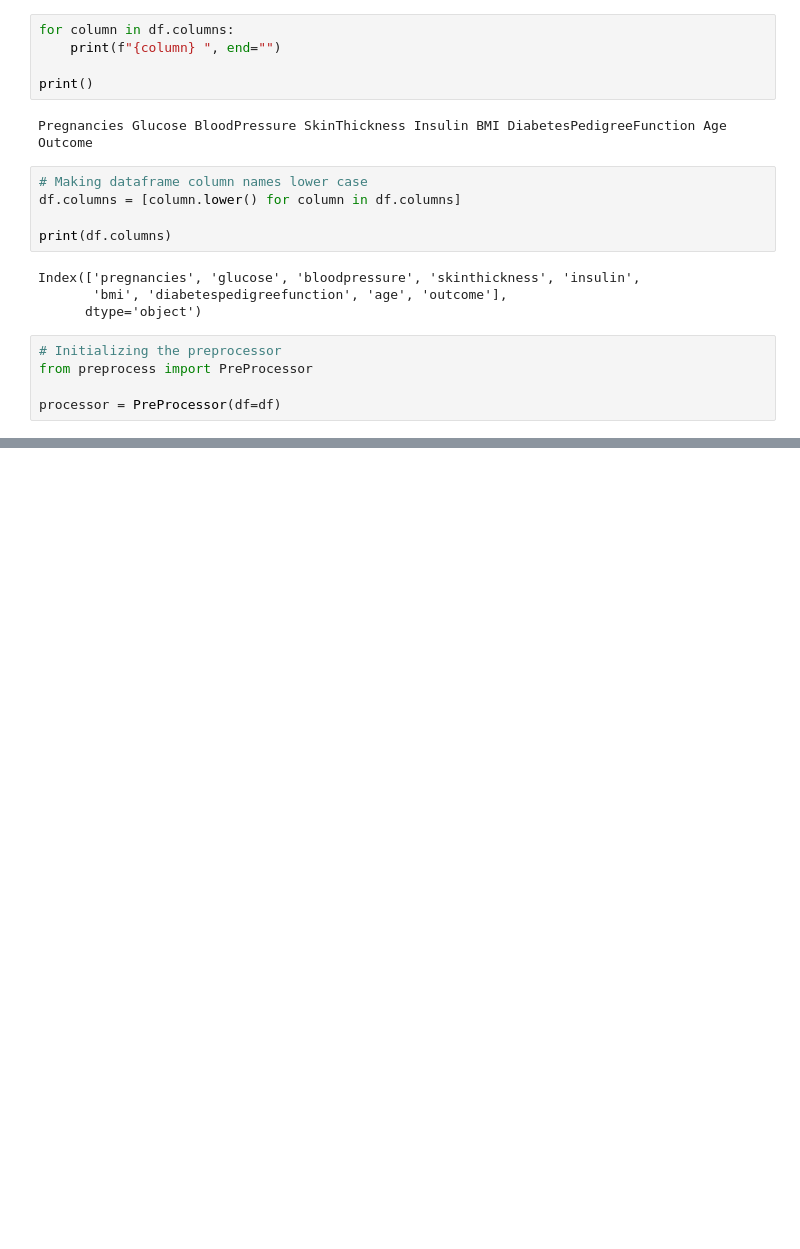
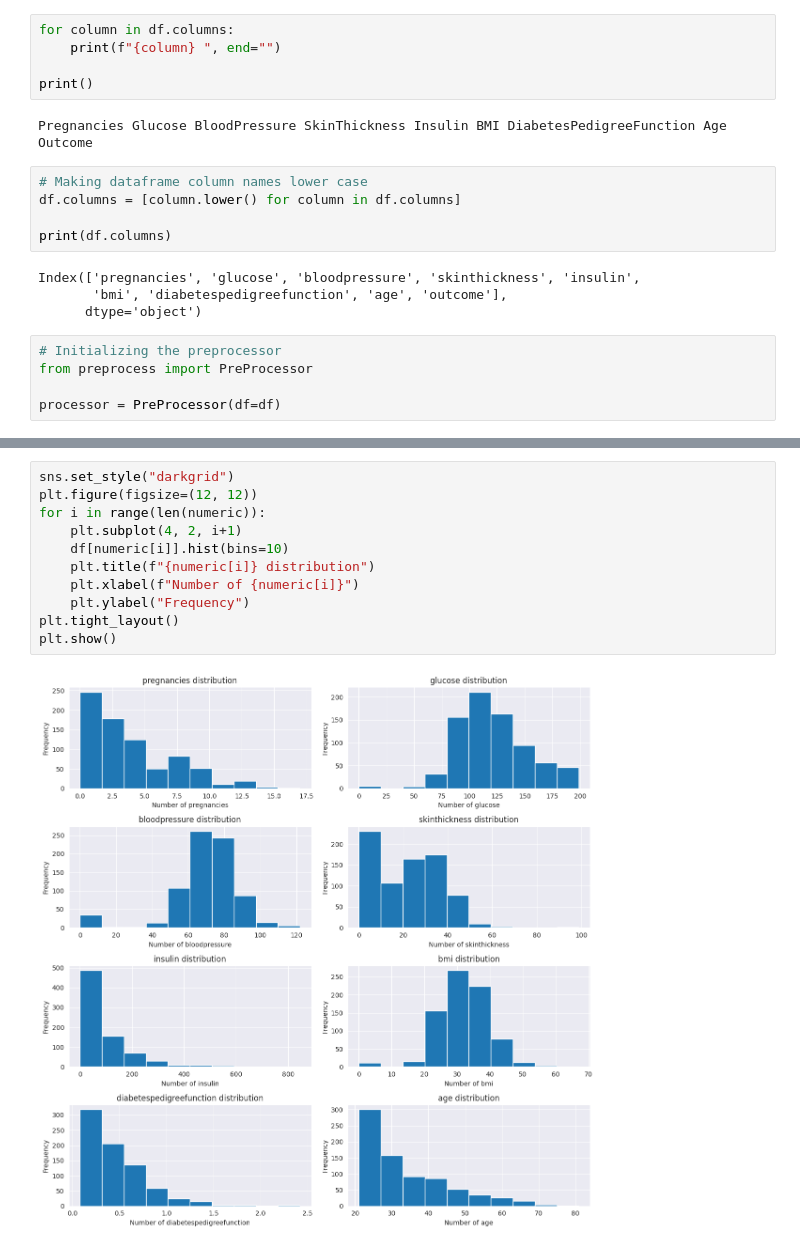
Before and after one commit to alitalipcoskun/diabetes-datamining, a Jupyter notebook: visualizations.ipynb, the cells around one changed output, grey strips where cells are left out. Saved outputs shown, nothing was run; the diff lists cells and outputs as text; blank space fills up the shorter version.

Commit message:
Feat, numeric data visualization started

```diff
--- a/visualizations.ipynb
+++ b/visualizations.ipynb
@@ -54,0 +59,13 @@ processor = PreProcessor(df=df)
+# %%
+sns.set_style("darkgrid")
+plt.figure(figsize=(12, 12))
+for i in range(len(numeric)):
+    plt.subplot(4, 2, i+1)
+    df[numeric[i]].hist(bins=10)
+    plt.title(f"{numeric[i]} distribution")
+    plt.xlabel(f"Number of {numeric[i]}")
+    plt.ylabel("Frequency")
+plt.tight_layout()
+plt.show()
+# %% [output]
+[figure, added]
```
Also changed, not shown: parts of 6 cells of this notebook.
